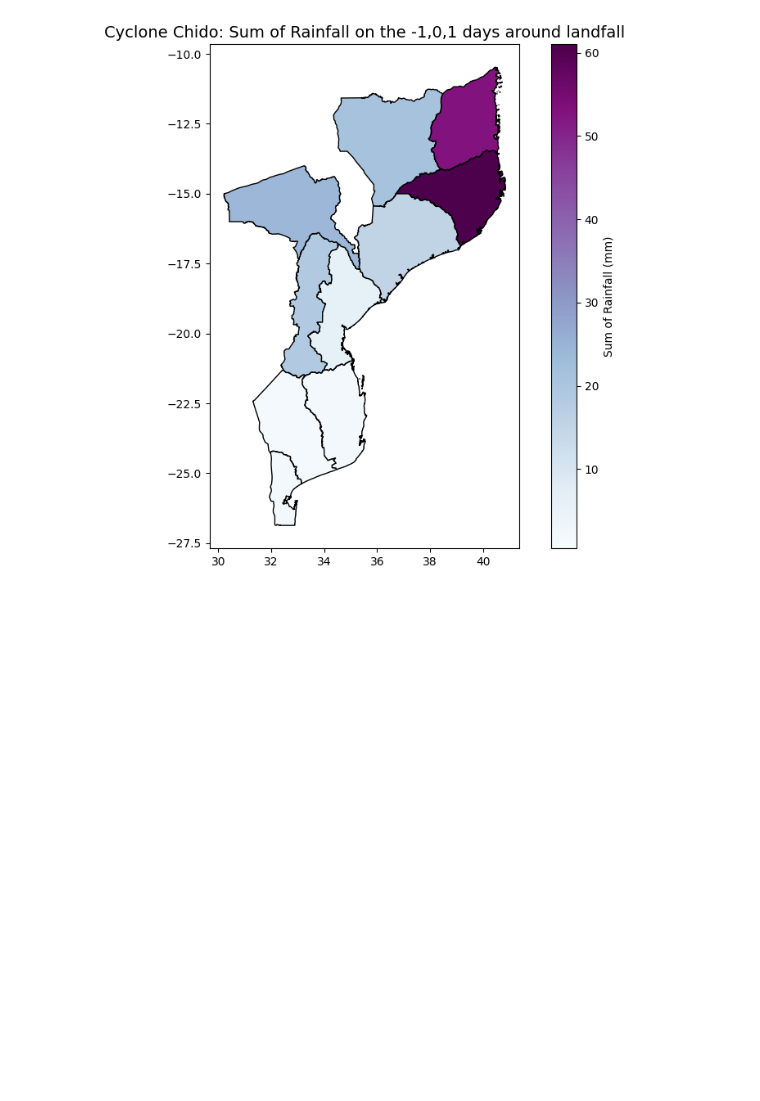
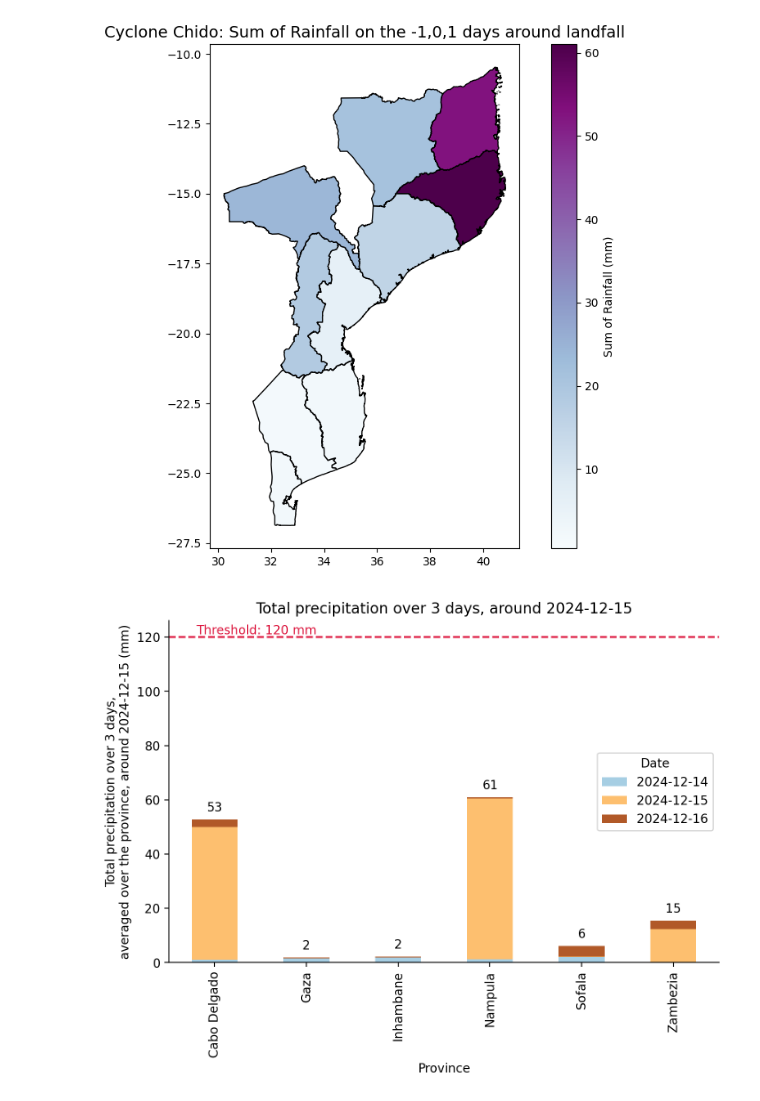
Before and after one commit to OCHA-DAP/ds-aa-moz-cyclones, a Jupyter notebook: analysis/03.7_rainfall_cyclone_chido_2024.ipynb, the cells around one changed output. Saved outputs shown, nothing was run; the diff lists cells and outputs as text; code cells hidden in the pictures; blank space fills up the shorter version.

```diff
--- a/analysis/03.7_rainfall_cyclone_chido_2024.ipynb
+++ b/analysis/03.7_rainfall_cyclone_chido_2024.ipynb
@@ -99,3 +99,68 @@ ax.set_title(
 plt.show()
 # %% [output]
 [figure]
+# %%
+imerg_data = imerg_df.merge(
+    adm1[["ADM1_PCODE", "ADM1_PT"]],
+    left_on="pcode",
+    right_on="ADM1_PCODE",
+    how="left",
+)
+imerg_data = imerg_data[imerg_data["ADM1_PT"].isin(ADMS)]
+fig, ax = plt.subplots(dpi=200, figsize=(8, 5))
+
+imerg_data["name_index"] = pd.factorize(imerg_data["ADM1_PT"])[0]
+number_dates = imerg_data["valid_date"].nunique()
+
+imerg_pivot = imerg_data.pivot_table(
+    index="name_index",
+    columns="valid_date",
+    values="mean",
+    aggfunc="sum",
+    fill_value=0,
+)
+
+imerg_pivot.plot(kind="bar", stacked=True, ax=ax, cmap="Paired")
+
+middle_date = imerg_pivot.columns[1]
+
+for i, row in imerg_pivot.iterrows():
+    total = row.sum()
+    ax.text(
+        i,
+        total + 2,
+        f"{total:.0f}",
+        ha="center",
+        va="bottom",
+        fontsize=10,
+        color="black",
+    )
+
+ax.axhline(RAIN_THRESH, color="crimson", linestyle="--")
+
+ax.annotate(
+    f"Threshold: {RAIN_THRESH} mm",
+    xy=(-0.2, RAIN_THRESH),
+    fontsize=10,
+    color="crimson",
+    ha="left",
+    va="bottom",
+)
+
+ax.set_xticks(range(len(imerg_pivot)))
+ax.set_xticklabels(imerg_data["ADM1_PT"].unique(), rotation=90)
+ax.legend(title="Date")
+
+ax.set_xlabel("Province")
+ax.set_ylabel(
+    f"Total precipitation over {number_dates} days,\n"
+    f"averaged over the province, around {middle_date} (mm)"
+)
+ax.set_title(
+    f"Total precipitation over {number_dates} days, around {middle_date}"
+)
+ax.spines["top"].set_visible(False)
+ax.spines["right"].set_visible(False)
+plt.show()
+# %% [output]
+[figure, added]
```
Also changed, not shown: 4 other files.
